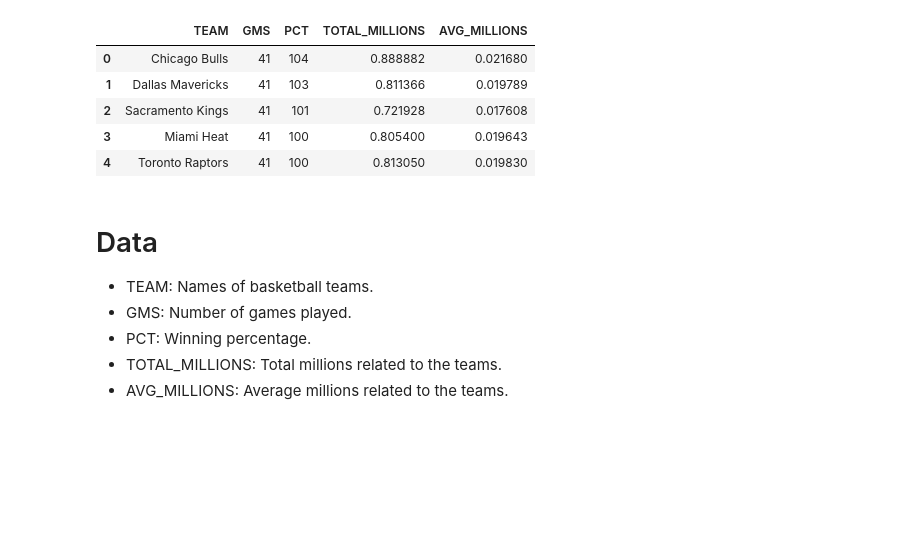
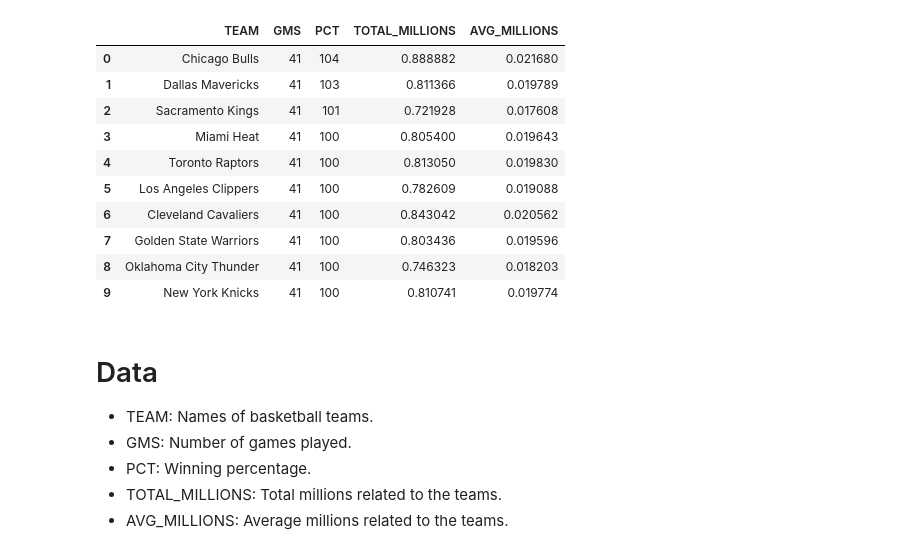
Before and after one commit to muali012/Data-Science-Projects, a Jupyter notebook: exploring_team_valuation_nba_data.ipynb, the cells around one changed output. Cells and saved outputs as stored; diff of their text form; code cells hidden in the pictures; blank space fills up the shorter version.

```diff
--- a/exploring_team_valuation_nba_data.ipynb
+++ b/exploring_team_valuation_nba_data.ipynb
@@ -8,14 +8,19 @@ color = sns.color_palette()
 %matplotlib inline
 # %%
 attendance_df = pd.read_csv("nba_2017_attendance.csv")
-attendance_df.head()
+attendance_df.head(10)
 # %% [output]
 |  | TEAM | GMS | PCT | TOTAL_MILLIONS | AVG_MILLIONS |
 | 0 | Chicago Bulls | 41 | 104 | 0.888882 | 0.021680 |
 | 1 | Dallas Mavericks | 41 | 103 | 0.811366 | 0.019789 |
 | 2 | Sacramento Kings | 41 | 101 | 0.721928 | 0.017608 |
 | 3 | Miami Heat | 41 | 100 | 0.805400 | 0.019643 |
 | 4 | Toronto Raptors | 41 | 100 | 0.813050 | 0.019830 |
+| 5 | Los Angeles Clippers | 41 | 100 | 0.782609 | 0.019088 |
+| 6 | Cleveland Cavaliers | 41 | 100 | 0.843042 | 0.020562 |
+| 7 | Golden State Warriors | 41 | 100 | 0.803436 | 0.019596 |
+| 8 | Oklahoma City Thunder | 41 | 100 | 0.746323 | 0.018203 |
+| 9 | New York Knicks | 41 | 100 | 0.810741 | 0.019774 |
 # %% [markdown]
 # Data
 - TEAM: Names of basketball teams.
```
